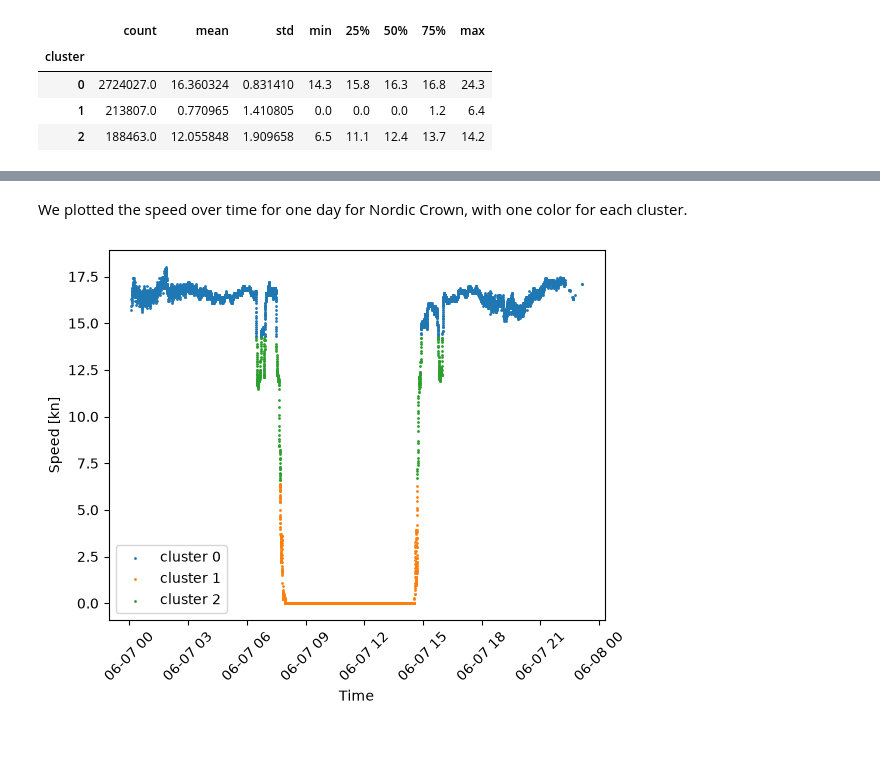
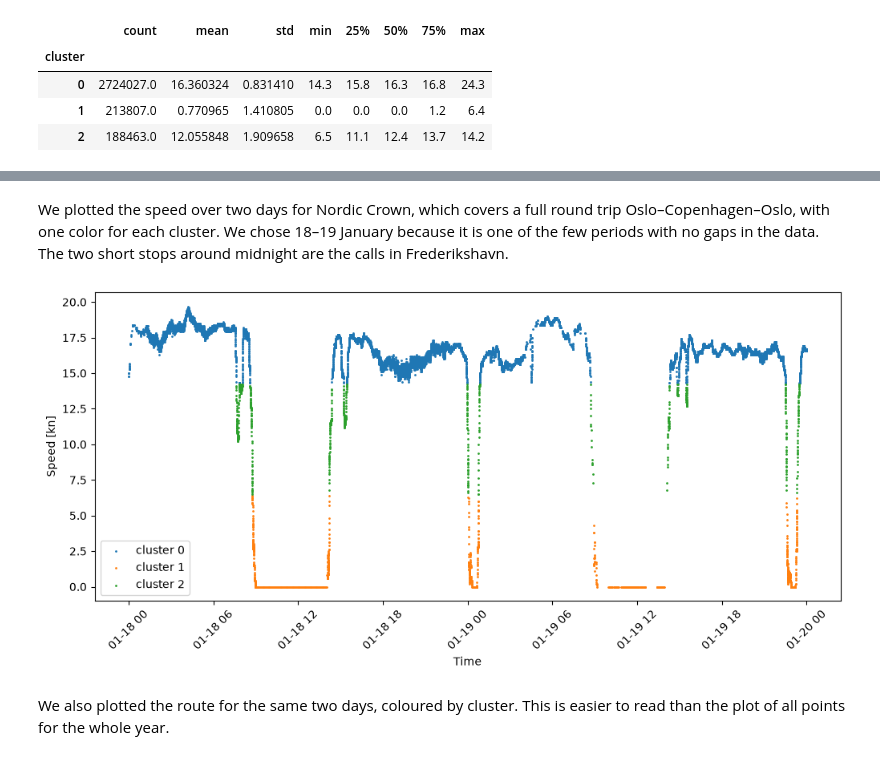
Before and after one commit to SiggyHacker/tmr12-project-, a Jupyter notebook: Notebooks/03_ML_model.ipynb, the cells around one changed output, grey strips where cells are left out. Cells and saved outputs as stored; diff of their text form; code cells hidden in the pictures.

Commit message:
Add load profile, raw speed histogram and small fixes
Co-Authored-By: Claude Opus 5.5 <noreply@anthropic.com>

```diff
--- a/Notebooks/03_ML_model.ipynb
+++ b/Notebooks/03_ML_model.ipynb
@@ -100,15 +106,18 @@ Wall time: 678 ms
 # %% [markdown]
-We plotted the speed over time for one day for Nordic Crown, with one color for each cluster.
+We plotted the speed over two days for Nordic Crown, which covers a full round trip Oslo–Copenhagen–Oslo, with one color for each cluster. We chose 18–19 January because it is one of the few periods with no gaps in the data. The two short stops around midnight are the calls in Frederikshavn.
 # %%
-one_day = aisdata[(aisdata['mmsi'] == 219592000) & (aisdata['date_time_utc'] >= '2025-06-07') & (aisdata['date_time_utc'] < '2025-06-08')]
+two_days = aisdata[(aisdata['mmsi'] == 219592000) & (aisdata['date_time_utc'] >= '2025-01-18') & (aisdata['date_time_utc'] < '2025-01-20')]
 
-for c in sorted(one_day["cluster"].unique()):
-    sub_df = one_day[one_day["cluster"]==c]
+plt.figure(figsize=(12, 5))
+for c in sorted(two_days["cluster"].unique()):
+    sub_df = two_days[two_days["cluster"]==c]
     plt.scatter(sub_df["date_time_utc"], sub_df["speed"], s=1, label=f"cluster {c}")
 plt.xlabel("Time")
 plt.ylabel("Speed [kn]")
 plt.xticks(rotation=45)
 plt.legend()
 plt.show()
 # %% [output]
-[figure, old version]
+[figure, new version]
+# %% [markdown]
+We also plotted the route for the same two days, coloured by cluster. This is easier to read than the plot of all points for the whole year.
```
Also changed, not shown: parts of 19 cells of this notebook, 6 other files.
